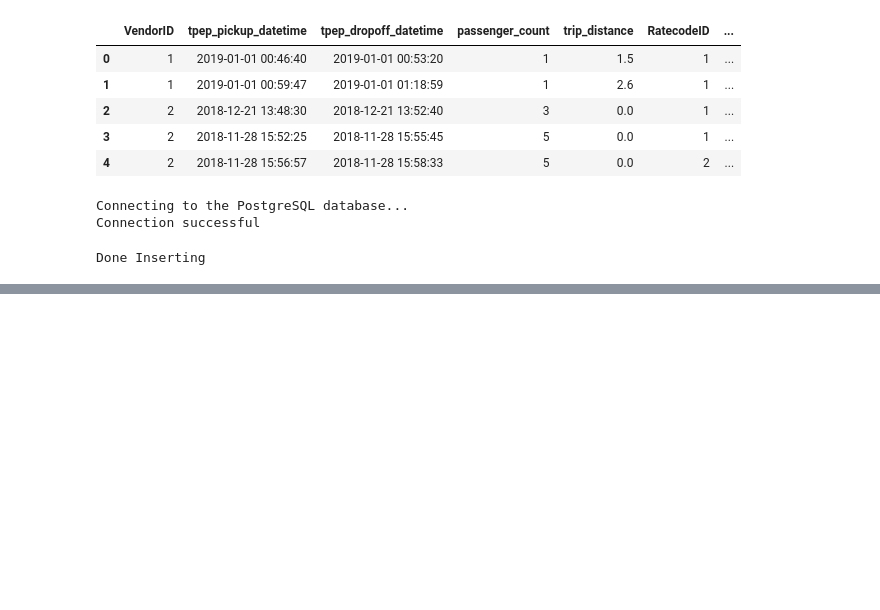
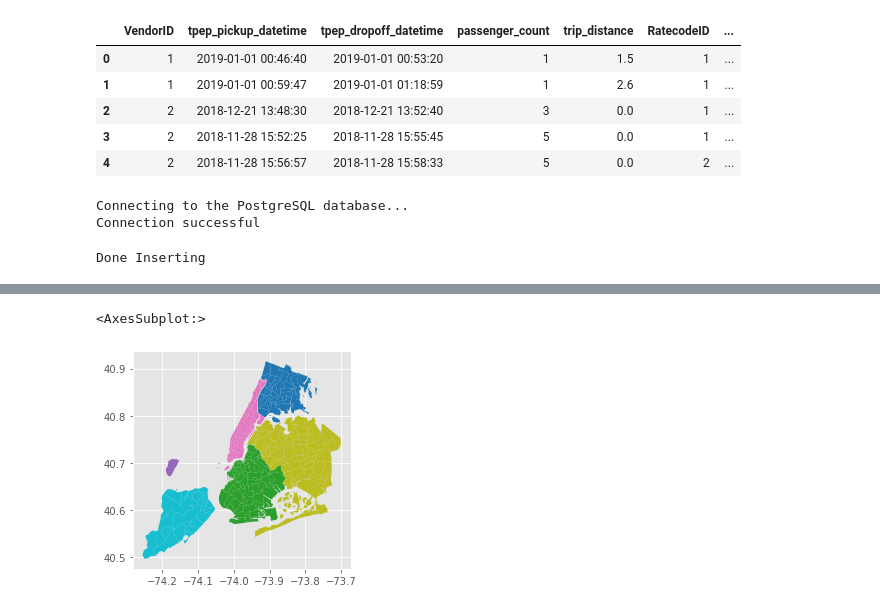
Before and after one commit to prajwalkk/nyc-ridesharing, a Jupyter notebook: final_project.ipynb, the cells around one changed output, grey strips where cells are left out. Cells and saved outputs as stored; diff of their text form; code cells hidden in the pictures; blank space fills up the shorter version.

```diff
--- a/final_project.ipynb
+++ b/final_project.ipynb
@@ -237,3 +237,9 @@ for month in range(1, 6):
         j = df.index[-1] + 1
 del df
 print("Done Inserting")
+# %%
+import geopandas as gpd
+from shapely.geometry import Point
+
+gdf = gpd.read_file('data/2019/taxi_zones/taxi_zones.shp').to_crs({'init': 'epsg:4326'})
+gdf.head()
@@ -239,0 +253,5 @@ print("Done Inserting")
+# %%
+gdf.plot(column='borough', categorical=True)
+# %% [output]
+<AxesSubplot:>
+[figure, added]
```
Also changed, not shown: parts of 5 cells of this notebook, 1 other file.
